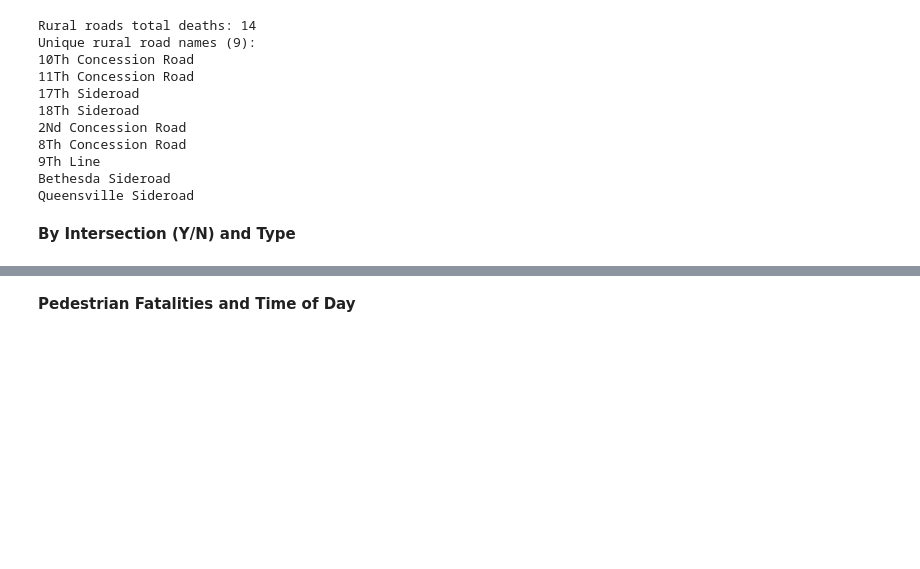
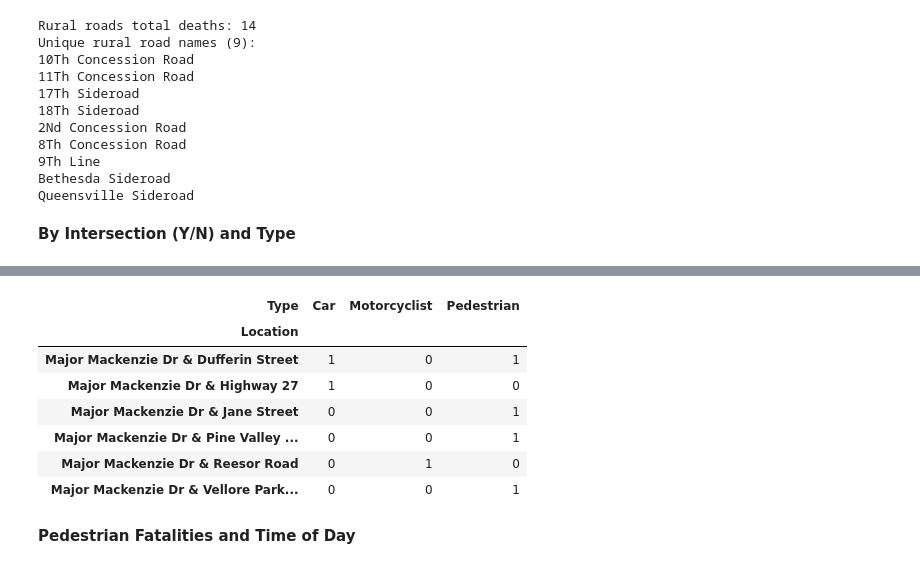
Before and after one commit to alex-jk/YRP-vehicle-accidents, a Jupyter notebook: yrp_vehicle_accidents_analysis.ipynb, the cells around one changed output, grey strips where cells are left out. Cells and saved outputs as stored; diff of their text form; code cells hidden in the pictures; blank space fills up the shorter version.

Commit message:
By Intersection (Y/N) and Type

```diff
--- a/yrp_vehicle_accidents_analysis.ipynb
+++ b/yrp_vehicle_accidents_analysis.ipynb
@@ -338,3 +338,75 @@ Bethesda Sideroad
 Queensville Sideroad
 # %% [markdown]
 **By Intersection (Y/N) and Type**
+# %%
+import pandas as pd
+
+# Intersections (normalize both streets, only Intersection == 'Y')
+ints = df[df['Intersection'].astype(str).str.upper().str.startswith('Y')].copy()
+ints['A'] = df['Main Street'].apply(norm_street)
+ints['B'] = df['Main Street 2'].apply(norm_street)
+ints = ints.dropna(subset=['A','B'])
+ints['IntersectionName'] = ints[['A','B']].apply(lambda r: ' & '.join(sorted(r)), axis=1)
+
+# 1) Intersections with multiple fatalities (sum of Deaths >= 2)
+multi_intersections = (
+    ints.groupby('IntersectionName', as_index=False)['Deaths'].sum()
+        .query('Deaths >= 2')
+        .sort_values('Deaths', ascending=False)
+)
+
+# (optional) type breakdown for those intersections (uses your existing df['Type'])
+multi_type = (
+    ints[ints['IntersectionName'].isin(multi_intersections['IntersectionName'])]
+        .pivot_table(index='IntersectionName', columns='Type', values='Deaths',
+                     aggfunc='sum', fill_value=0)
+        .sort_values(by='IntersectionName')
+)
+
+# 2) Jane Street: where did they occur (Jane & what?) and by type
+import pandas as pd
+
+select_street = 'Major Mackenzie Dr'  # change as needed
+
+# use your existing normalizer
+tmp = df.copy()
+tmp['A'] = tmp['Main Street'].apply(norm_street)
+tmp['B'] = tmp['Main Street 2'].apply(norm_street)
+
+# rows where the selected street appears in either column
+ss = tmp[(tmp['A'] == select_street) | (tmp['B'] == select_street)].copy()
+
+# label as intersection (with the other street) or midblock
+def place(r):
+    inter = isinstance(r['Intersection'], str) and r['Intersection'].strip().upper().startswith('Y')
+    a, b = r['A'], r['B']
+    if inter and pd.notna(a) and pd.notna(b):
+        other = b if a == select_street else a
+        return f"{select_street} & {other}" if other and other != select_street else f"{select_street} (midblock)"
+    return f"{select_street} (midblock)"
+
+ss['Location'] = ss.apply(place, axis=1)
+
+# totals by place (includes intersections and midblock)
+select_street_df = (
+    ss.groupby('Location', as_index=False)['Deaths'].sum()
+      .sort_values('Deaths', ascending=False)
+)
+
+# breakdown by victim type (assumes df['Type'] exists)
+select_street_types = (
+    ss.pivot_table(index='Location', columns='Type', values='Deaths',
+                   aggfunc='sum', fill_value=0)
+      .loc[select_street_df['Location']]
+)
+
+print("\nIntersections with more than one accident")
+display(multi_intersections)
+print("\n----------------------------")
+print("\nIntersections with more than one accident by Type")
+display(multi_type)
+print("\n----------------------------")
+display(select_street_df)
+print("\n----------------------------")
+display(select_street_types)
+# %% [output]
@@ -341,3 +437,11 @@ Queensville Sideroad
+| Type | Car | Motorcyclist | Pedestrian |
+| Location |  |  |  |
+| Major Mackenzie Dr & Dufferin Street | 1 | 0 | 1 |
+| Major Mackenzie Dr & Highway 27 | 1 | 0 | 0 |
+| Major Mackenzie Dr & Jane Street | 0 | 0 | 1 |
+| Major Mackenzie Dr & Pine Valley ... | 0 | 0 | 1 |
+| Major Mackenzie Dr & Reesor Road | 0 | 1 | 0 |
+| Major Mackenzie Dr & Vellore Park... | 0 | 0 | 1 |
 # %% [markdown]
 **Pedestrian Fatalities and Time of Day**
 # %%
```
Also changed, not shown: parts of 7 cells of this notebook.
